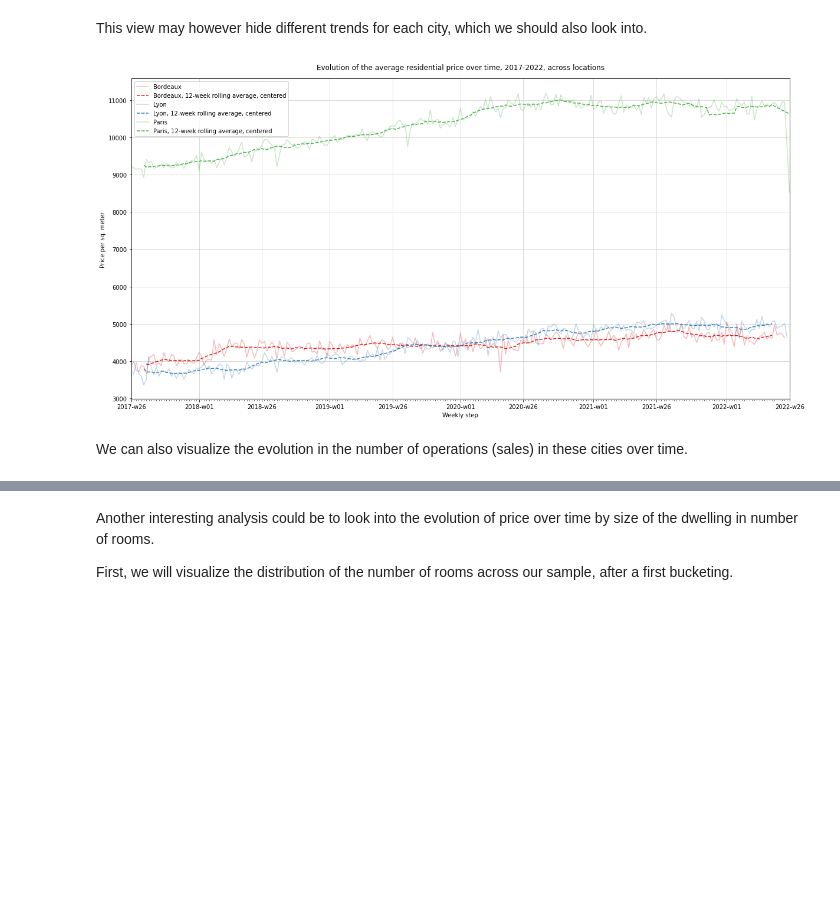
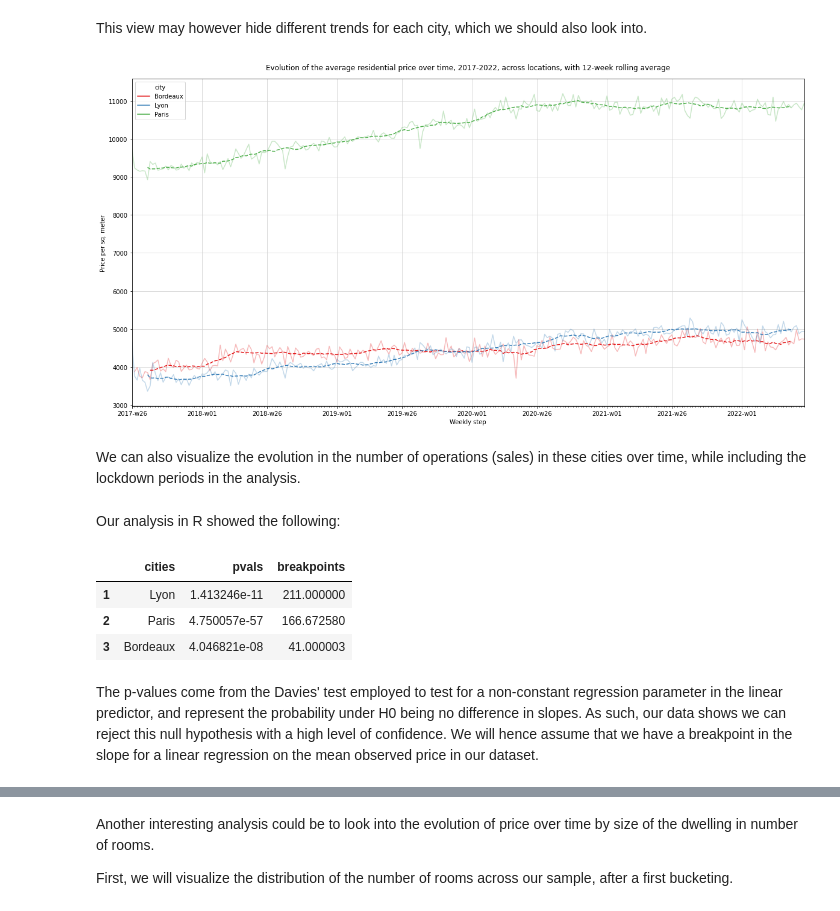
Before and after one commit to SPariente/covid-home-price-fr, a Jupyter notebook: 1_data_exploration.ipynb, the cells around one changed output, grey strips where cells are left out. Cells and saved outputs as stored; diff of their text form; code cells hidden in the pictures; blank space fills up the shorter version.

Commit message:
Added piecewise regression + interest rates evolution

```diff
--- a/1_data_exploration.ipynb
+++ b/1_data_exploration.ipynb
@@ -39,3 +41,8 @@ sales_data_cities.head()
+# %%
+sales_data_cities = sales_data_cities.loc[sales_data_cities['sale_week']<=52]
+max_year = sales_data_cities['sale_year'].max()
+sales_data_cities = sales_data_cities.loc[~((sales_data_cities['sale_year']==max_year)&\
+                                          (sales_data_cities['sale_week']==sales_data_cities.loc[sales_data_cities['sale_year']==max_year, 'sale_week'].max()))]
 # %%
 sales_data_cities.shape
 # %% [output]
@@ -173,57 +165,69 @@ plt.show()
 This view may however hide different trends for each city, which we should also look into.
 # %%
 sales_data_cities['city'] = [re.sub('\s.*', "", i) for i in sales_data_cities['nom_commune']]
+hue_order = sales_data_cities['city'].unique()
 # %%
 avg_price_data_city = sales_data_cities.loc[outlier_map, ['price_sqm', 'sale_year', 'sale_week', 'city']].groupby(['sale_year', 'sale_week', 'city']).mean()
 
-index_labels = [f"{int(x[0]):d}-w{int(x[1]):02d}" for x in avg_price_data_city.index]
+total_index_labels = [f"{int(x[0]):d}-w{int(x[1]):02d}" for x in avg_price_data_city.index]
 
 palette=sns.palettes.color_palette(palette='Set1', n_colors=3)
 
 fig, ax = plt.subplots(figsize=(20,10))
 
-for city, color in zip(avg_price_data_city.index.levels[2], palette):
+data_roll = avg_price_data_city.reset_index(level='city').groupby('city').rolling(12, center=True).mean()
+roll_index_labels = [f"{int(x[1]):d}-w{int(x[2]):02d}" for x in data_roll.index]
 
-    data = avg_price_data_city.xs(city, level='city')
-    data_roll = data.rolling(12, center=True).mean()
-    index_labels = [f"{int(x[0]):d}-w{int(x[1]):02d}" for x in data.index]
+sns.lineplot(
+    x=total_index_labels,
+    y=avg_price_data_city['price_sqm'],
+    ax=ax,
+    hue=avg_price_data_city.index.get_level_values('city'),
+    alpha=0.3,
+    palette=palette,
+    hue_order=hue_order
+)
 
-    sns.lineplot(
-        x=index_labels,
-        y=data['price_sqm'],
-        ax=ax,
-        color=color,
-        alpha=0.3,
-        label=city
-    )
-
-    sns.lineplot(
-        x=index_labels,
-        y=data_roll['price_sqm'],
-        label=f"{city}, 12-week rolling average, centered",
-        linestyle='--',
-        color=color,
-        ax=ax
-    )
-
+sns.lineplot(
+    x=roll_index_labels,
+    y=data_roll['price_sqm'],
+    linestyle='--',
+    hue=data_roll.index.get_level_values('city'),
+    ax=ax,
+    palette=palette,
+    hue_order=hue_order,
+    legend=False
+)
 
 ax.grid(True, color='lightgrey')
 
 ax.set_xticks(ticks, labels)
 ax.set_xticks(range(avg_price_data.shape[0]), minor=True)
 
 ax.set_ylabel('Price per sq. meter')
 ax.set_xlabel('Weekly step')
 
 ax.set_xlim(
-    left=ax.get_xticks()[0],
-    right=ax.get_xticks()[-1]
+    left=min(ax.get_xticks(minor=True)[0], ax.get_xticks()[0]),
+    right=max(ax.get_xticks(minor=True)[-1], ax.get_xticks()[-1])
 )
 
-ax.set_title('Evolution of the average residential price over time, 2017-2022, across locations', pad=15)
+ax.set_title('Evolution of the average residential price over time, 2017-2022, across locations, with 12-week rolling average', pad=15)
 
 plt.show()
 # %% [output]
-[figure, old version]
+[figure, new version]
 # %% [markdown]
-We can also visualize the evolution in the number of operations (sales) in these cities over time.
+We can also visualize the evolution in the number of operations (sales) in these cities over time, while including the lockdown periods in the analysis.
+# %% [markdown]
+Our analysis in R showed the following:
+# %%
+r_piecewise_data = pd.read_csv('data/breakpoints.csv', index_col=0)
+r_piecewise_data
+# %% [output]
+|  | cities | pvals | breakpoints |
+| 1 | Lyon | 1.413246e-11 | 211.000000 |
+| 2 | Paris | 4.750057e-57 | 166.672580 |
+| 3 | Bordeaux | 4.046821e-08 | 41.000003 |
+# %% [markdown]
+The p-values come from the Davies' test employed to test for a non-constant regression parameter in the linear predictor, and represent the probability under H0 being no difference in slopes. As such, our data shows we can reject this null hypothesis with a high level of confidence. We will hence assume that we have a breakpoint in the slope for a linear regression on the mean observed price in our dataset.
```
Also changed, not shown: parts of 26 cells of this notebook.
